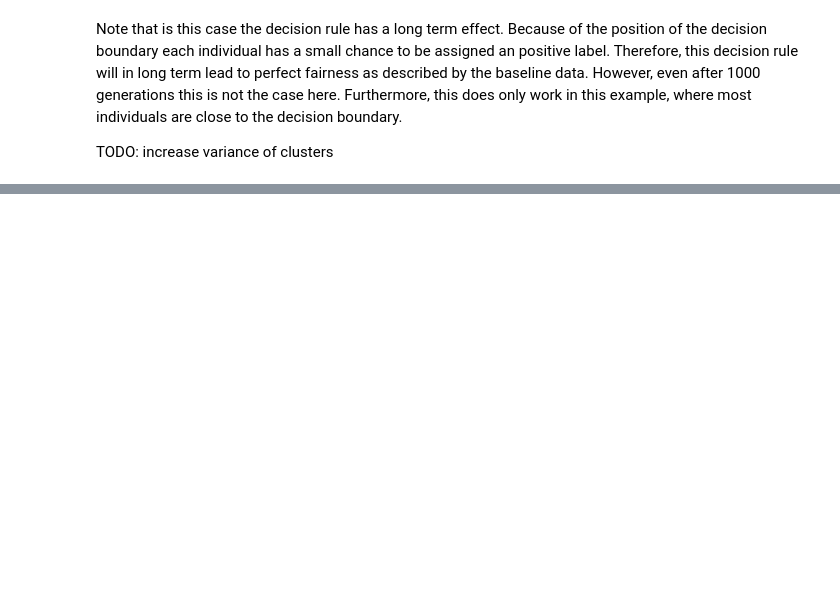
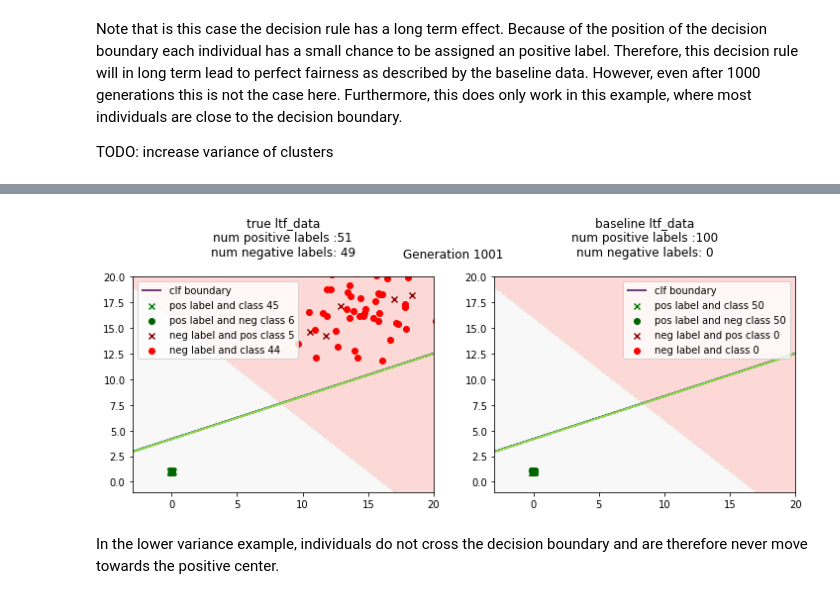
Before and after one commit to danilobr94/dynamic-aif-framework, a Jupyter notebook: examples/2_2_individual_data_generation.ipynb, the cells around one changed output, grey strips where cells are left out. Drawn from its saved outputs; the diff is of its cells as text; code cells hidden in the pictures; blank space fills up the shorter version.

```diff
--- a/examples/2_2_individual_data_generation.ipynb
+++ b/examples/2_2_individual_data_generation.ipynb
@@ -126,0 +149,6 @@ TODO: increase variance of clusters
+# %%
+l.plot_generation()
+# %% [output]
+[figure, added]
+# %% [markdown]
+In the lower variance example, individuals do not cross the decision boundary and are therefore never move towards the positive center.
```
Also changed, not shown: parts of 13 cells of this notebook, 1 other file.
